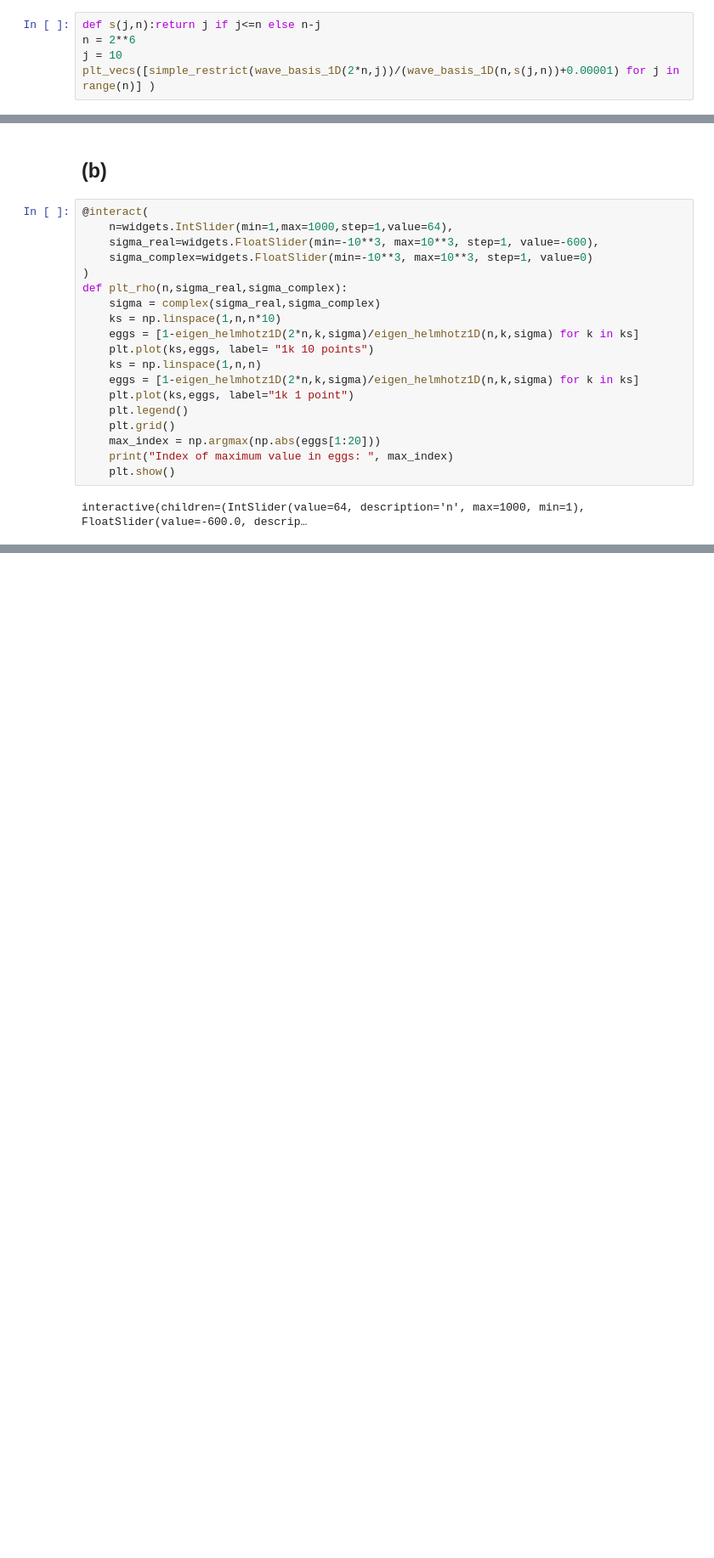
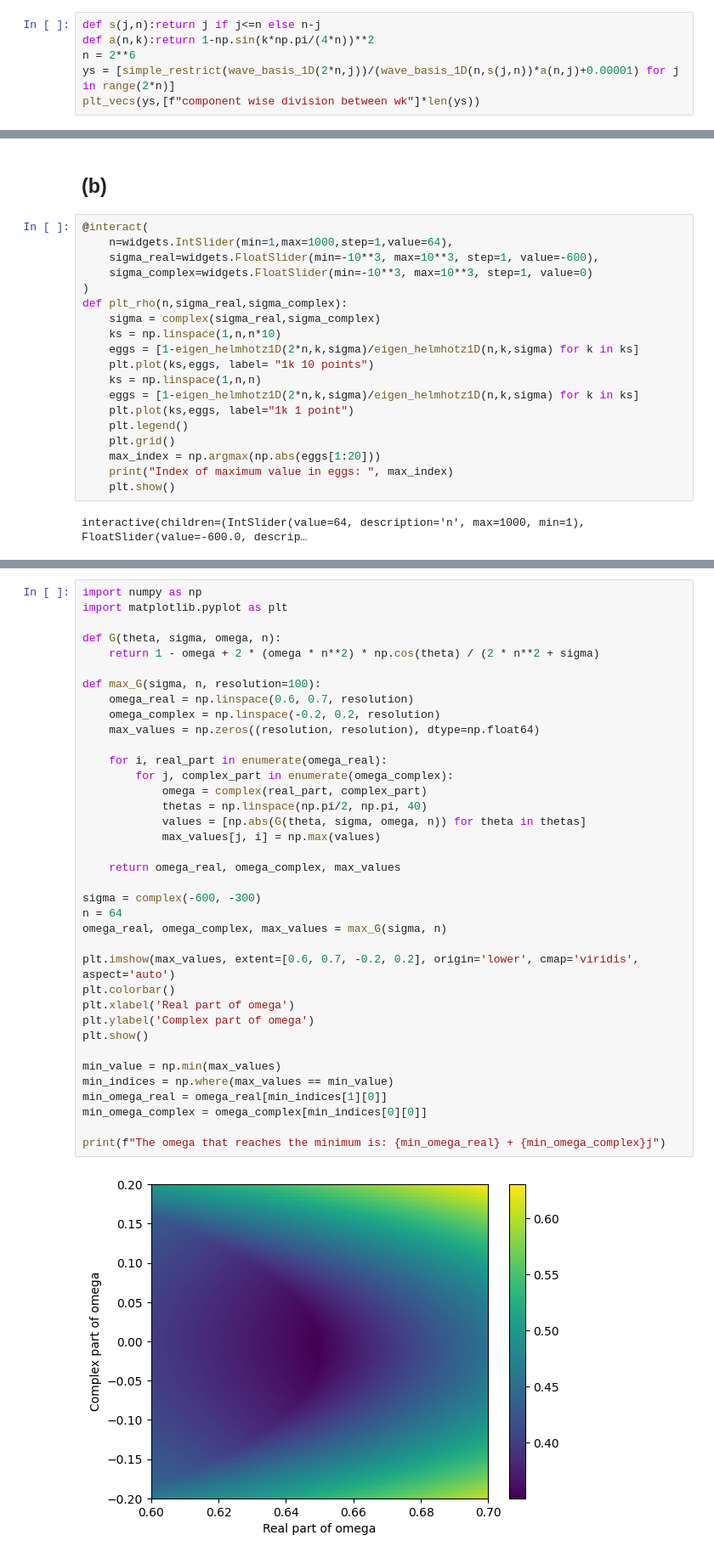
Before and after one commit to ISIPINK/Project-2023-2024-Multigrid-voor-het-oplossen-van-complex-waardige-Helmholtz-problemen, a Jupyter notebook: code/main.ipynb, the cells around one changed output, grey strips where cells are left out. Shown at 85% size. Saved outputs shown, nothing was run; the diff lists cells and outputs as text; blank space fills up the shorter version.

```diff
--- a/code/main.ipynb
+++ b/code/main.ipynb
@@ -108,7 +119,8 @@ G(0,-600,2/3,64)
 ## (a)
 # %%
 def s(j,n):return j if j<=n else n-j
+def a(n,k):return 1-np.sin(k*np.pi/(4*n))**2
 n = 2**6
-j = 10
-plt_vecs([simple_restrict(wave_basis_1D(2*n,j))/(wave_basis_1D(n,s(j,n))+0.00001) for j in range(n)] )
+ys = [simple_restrict(wave_basis_1D(2*n,j))/(wave_basis_1D(n,s(j,n))*a(n,j)+0.00001) for j in range(2*n)]
+plt_vecs(ys,[f"component wise division between wk"]*len(ys))
 # %% [output]
@@ -138,0 +182,39 @@ interactive(children=(IntSlider(value=64, description='n', max=1000, min=1), Flo
+# %%
+import numpy as np
+import matplotlib.pyplot as plt
+
+def G(theta, sigma, omega, n):
+    return 1 - omega + 2 * (omega * n**2) * np.cos(theta) / (2 * n**2 + sigma)
+
+def max_G(sigma, n, resolution=100):
+    omega_real = np.linspace(0.6, 0.7, resolution)
+    omega_complex = np.linspace(-0.2, 0.2, resolution)
+    max_values = np.zeros((resolution, resolution), dtype=np.float64)
+
+    for i, real_part in enumerate(omega_real):
+        for j, complex_part in enumerate(omega_complex):
+            omega = complex(real_part, complex_part)
+            thetas = np.linspace(np.pi/2, np.pi, 40)
+            values = [np.abs(G(theta, sigma, omega, n)) for theta in thetas]
+            max_values[j, i] = np.max(values)
+
+    return omega_real, omega_complex, max_values
+
+sigma = complex(-600, -300)
+n = 64
+omega_real, omega_complex, max_values = max_G(sigma, n)
+
+plt.imshow(max_values, extent=[0.6, 0.7, -0.2, 0.2], origin='lower', cmap='viridis', aspect='auto')
+plt.colorbar()
+plt.xlabel('Real part of omega')
+plt.ylabel('Complex part of omega')
+plt.show()
+
+min_value = np.min(max_values)
+min_indices = np.where(max_values == min_value)
+min_omega_real = omega_real[min_indices[1][0]]
+min_omega_complex = omega_complex[min_indices[0][0]]
+
+print(f"The omega that reaches the minimum is: {min_omega_real} + {min_omega_complex}j")
+# %% [output]
+[figure, added]
```
Also changed, not shown: parts of 10 cells of this notebook, 6 other files.
